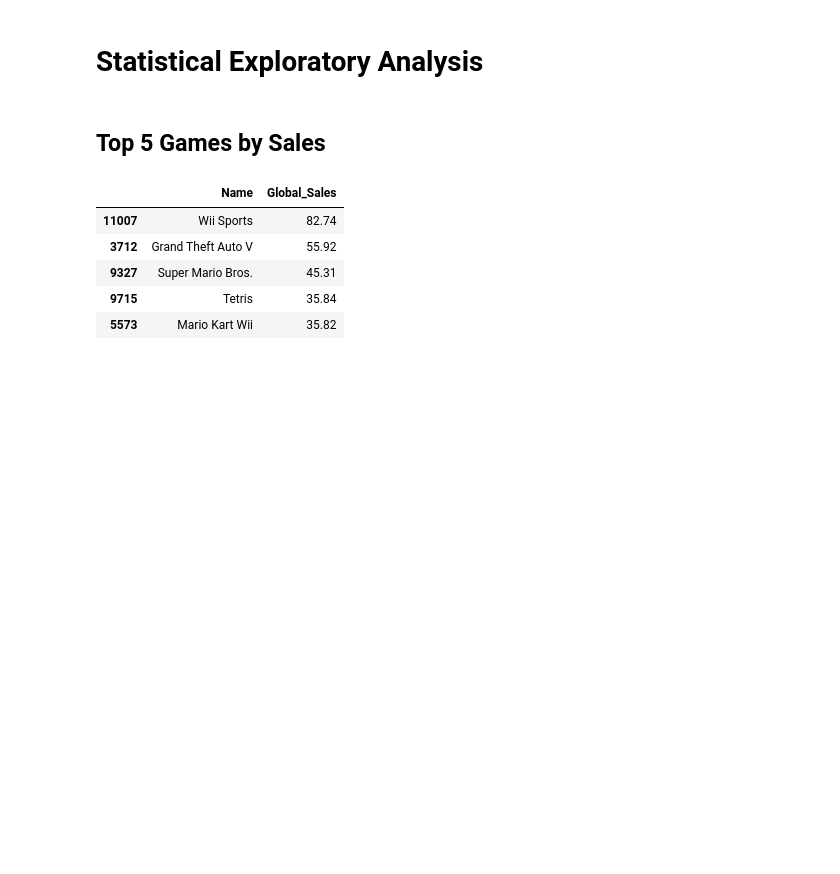
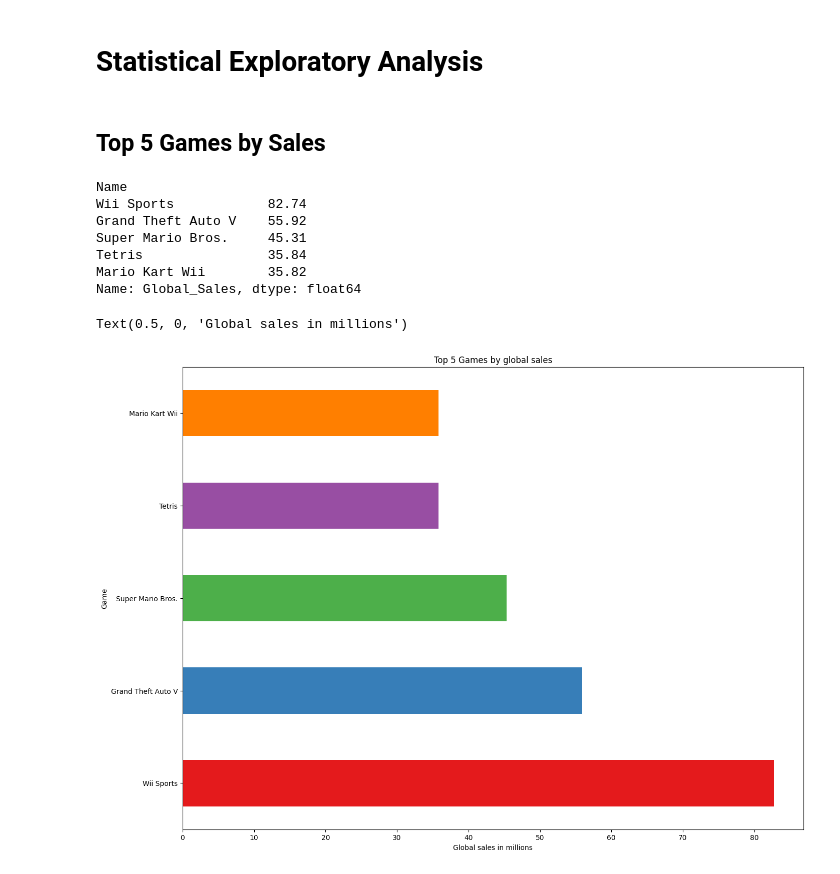
Before and after one commit to Toonzombie115/eda-video-game-sales, a Jupyter notebook: video-game-sales.ipynb, the cells around one changed output. Drawn from its saved outputs; the diff is of its cells as text; code cells hidden in the pictures; blank space fills up the shorter version.

```diff
--- a/video-game-sales.ipynb
+++ b/video-game-sales.ipynb
@@ -381,12 +382,22 @@ plt.ylim(0)
 # %% [markdown]
 ## Top 5 Games by Sales
 # %%
-df_top5_games_sales = df.groupby(['Name'])['Global_Sales'].sum().reset_index().sort_values(by='Global_Sales',ascending=False)
+df_top5_games_sales = df.groupby(['Name'])['Global_Sales'].sum().nlargest(5)
 df_top5_games_sales.head()
 # %% [output]
-|  | Name | Global_Sales |
-| 11007 | Wii Sports | 82.74 |
-| 3712 | Grand Theft Auto V | 55.92 |
-| 9327 | Super Mario Bros. | 45.31 |
-| 9715 | Tetris | 35.84 |
-| 5573 | Mario Kart Wii | 35.82 |
+Name
+Wii Sports            82.74
+Grand Theft Auto V    55.92
+Super Mario Bros.     45.31
+Tetris                35.84
+Mario Kart Wii        35.82
+Name: Global_Sales, dtype: float64
+# %%
+colors = plt.cm.Set1.colors
+df_top5_games_sales.plot(kind='barh', color = colors[:5], figsize=(16,12))
+plt.title("Top 5 Games by global sales")
+plt.ylabel("Game")
+plt.xlabel("Global sales in millions")
+# %% [output]
+Text(0.5, 0, 'Global sales in millions')
+[figure, added]
```
Also changed, not shown: parts of 11 cells of this notebook.
